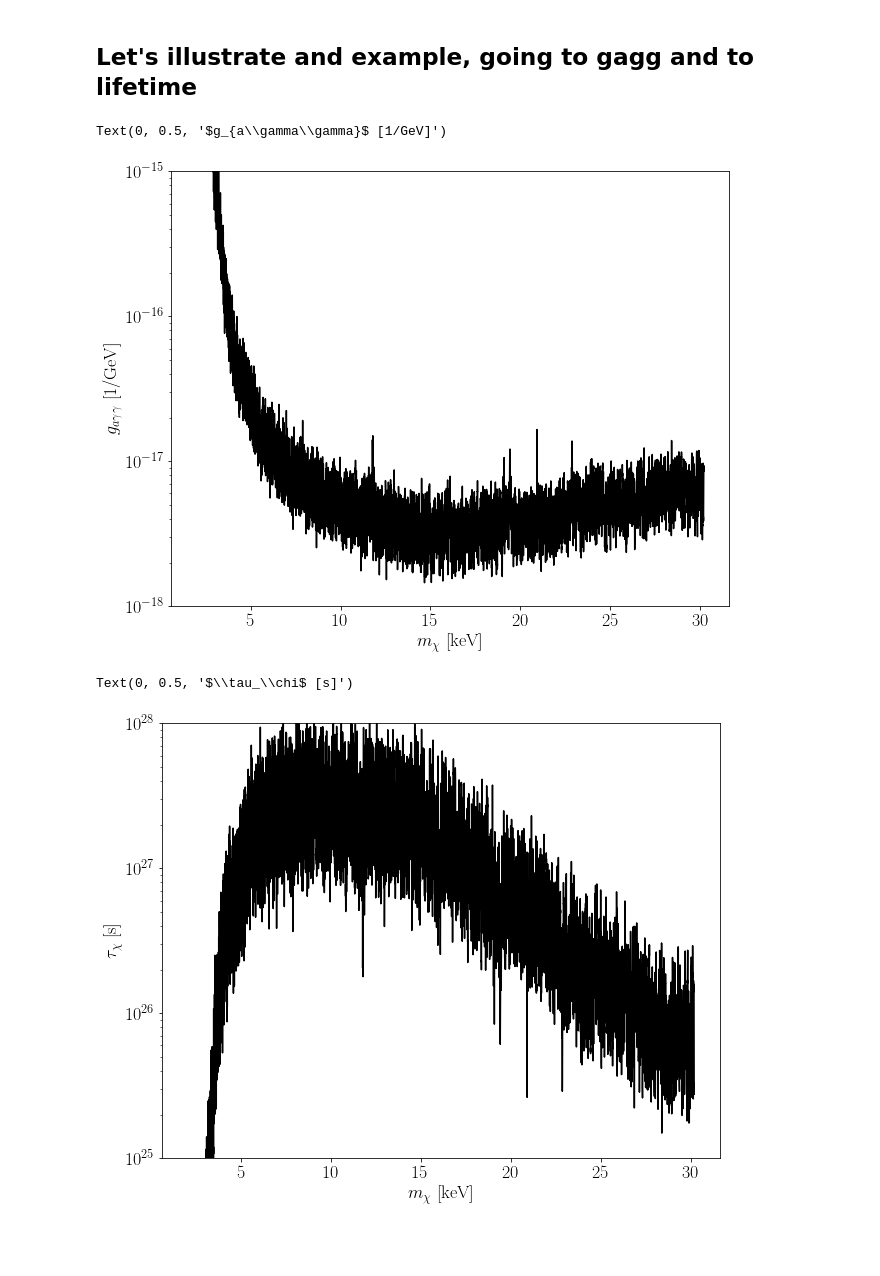
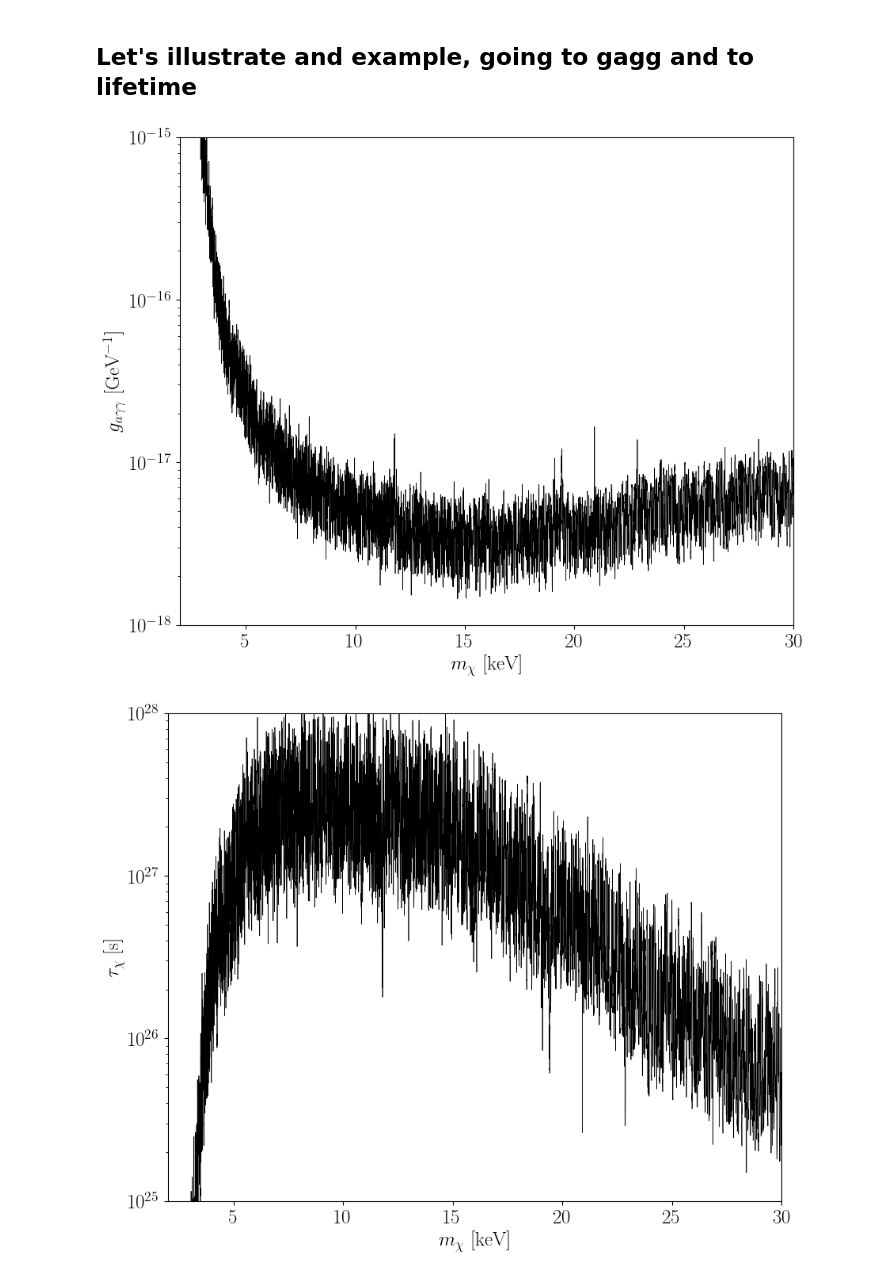
Before and after one commit to bsafdi/Hitomi_BSO_for_DM, a Jupyter notebook: illustrate_data.ipynb, the cells around one changed output. Cells and saved outputs as stored; diff of their text form; code cells hidden in the pictures; blank space fills up the shorter version.

```diff
--- a/illustrate_data.ipynb
+++ b/illustrate_data.ipynb
@@ -14,6 +16,6 @@ data_dir = "./data/"
 # %%
-masses_hitomi=np.load(data_dir + "masses_hitomi.npy")
-TS_arr_hitomi=np.load(data_dir + "TS_arr_hitomi.npy")
-UL_power_hitomi=np.load(data_dir + "UL_power_hitomi.npy")
+masses_hitomi=np.load("./data/masses_hitomi.npy")
+TS_arr_hitomi=np.load("./data/TS_arr_hitomi.npy")
+UL_power_hitomi=np.load("./data/UL_power_hitomi.npy")
 # %%
 plt.figure(figsize=(10,8))
@@ -104,27 +104,27 @@ def theta2gagg(s2theta, ms):
 ## Let's illustrate and example, going to gagg and to lifetime
 # %%
 plt.figure(figsize=(10,8))
-plt.plot(masses_hitomi,theta2gagg(UL_power_hitomi,masses_hitomi),'k-')
+plt.plot(masses_hitomi,theta2gagg(UL_power_hitomi,masses_hitomi),'k-',lw=0.5)
+plt.xlim(2.,30.)
 plt.yscale('log')
 plt.ylim(1e-18,1e-15)
-
-plt.xticks(fontsize=18);
-plt.yticks(fontsize=18);
+plt.xticks(fontsize=18)
+plt.yticks(fontsize=18)
 plt.xlabel(r"$m_\chi$ [keV]",fontsize=18)
-plt.ylabel(r"$g_{a\gamma\gamma}$ [1/GeV]",fontsize=18)
+plt.ylabel(r"$g_{a\gamma\gamma}$ [GeV$^{-1}$]",fontsize=18)
+plt.show()
 # %% [output]
-Text(0, 0.5, '$g_{a\\gamma\\gamma}$ [1/GeV]')
-[figure, old version]
+[figure, new version]
 # %%
 plt.figure(figsize=(10,8))
-plt.plot(masses_hitomi,theta2tau(UL_power_hitomi,masses_hitomi),'k-')
+plt.plot(masses_hitomi,theta2tau(UL_power_hitomi,masses_hitomi),'k-',lw=0.5)
+plt.xlim(2.,30.)
 plt.yscale('log')
 plt.ylim(1e25,1e28)
-
-plt.xticks(fontsize=18);
-plt.yticks(fontsize=18);
+plt.xticks(fontsize=18)
+plt.yticks(fontsize=18)
 plt.xlabel(r"$m_\chi$ [keV]",fontsize=18)
 plt.ylabel(r"$\tau_\chi$ [s]",fontsize=18)
+plt.show()
 # %% [output]
-Text(0, 0.5, '$\\tau_\\chi$ [s]')
-[figure, old version]
+[figure, new version]
```
Also changed, not shown: parts of 8 cells of this notebook.
